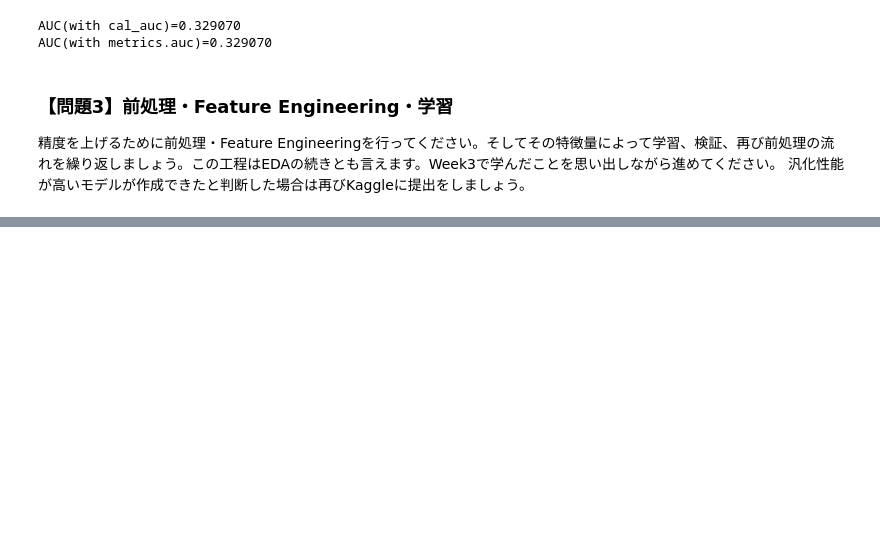
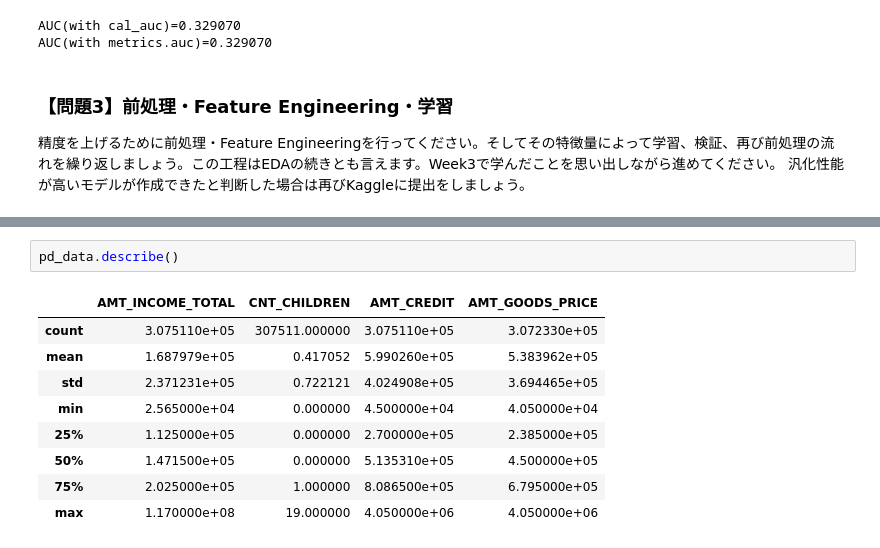
Before and after one commit to ns5849/diveintocode-ml, a Jupyter notebook: week4/week4-session1.ipynb, the cells around one changed output, grey strips where cells are left out. Saved outputs shown, nothing was run; the diff lists cells and outputs as text; blank space fills up the shorter version.

```diff
--- a/week4/week4-session1.ipynb
+++ b/week4/week4-session1.ipynb
@@ -207,0 +234,12 @@ AUC(with metrics.auc)=0.329070
+# %%
+pd_data.describe()
+# %% [output]
+|  | AMT_INCOME_TOTAL | CNT_CHILDREN | AMT_CREDIT | AMT_GOODS_PRICE |
+| count | 3.075110e+05 | 307511.000000 | 3.075110e+05 | 3.072330e+05 |
+| mean | 1.687979e+05 | 0.417052 | 5.990260e+05 | 5.383962e+05 |
+| std | 2.371231e+05 | 0.722121 | 4.024908e+05 | 3.694465e+05 |
+| min | 2.565000e+04 | 0.000000 | 4.500000e+04 | 4.050000e+04 |
+| 25% | 1.125000e+05 | 0.000000 | 2.700000e+05 | 2.385000e+05 |
+| 50% | 1.471500e+05 | 0.000000 | 5.135310e+05 | 4.500000e+05 |
+| 75% | 2.025000e+05 | 1.000000 | 8.086500e+05 | 6.795000e+05 |
+| max | 1.170000e+08 | 19.000000 | 4.050000e+06 | 4.050000e+06 |
```
Also changed, not shown: parts of 21 cells of this notebook.
